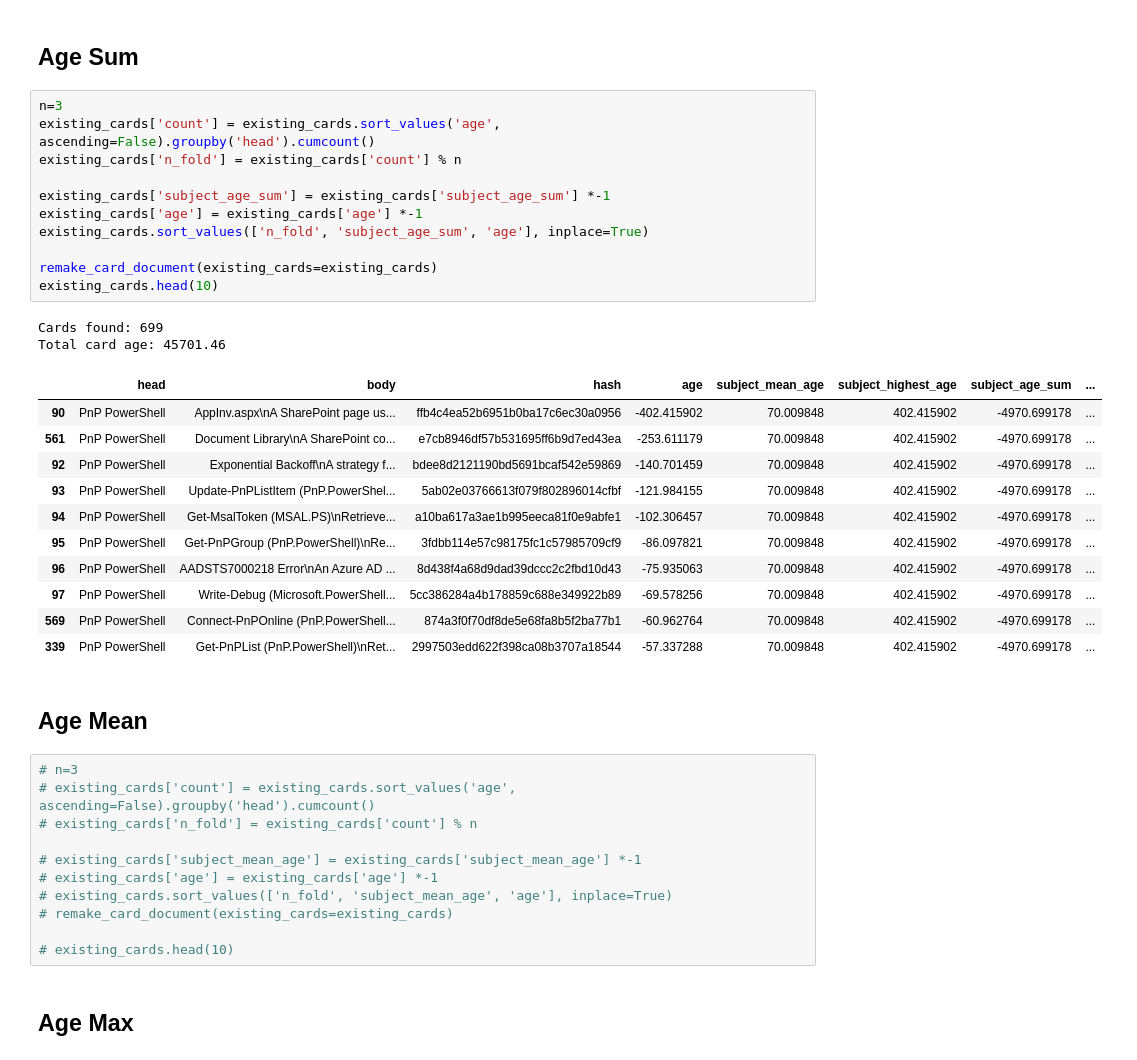
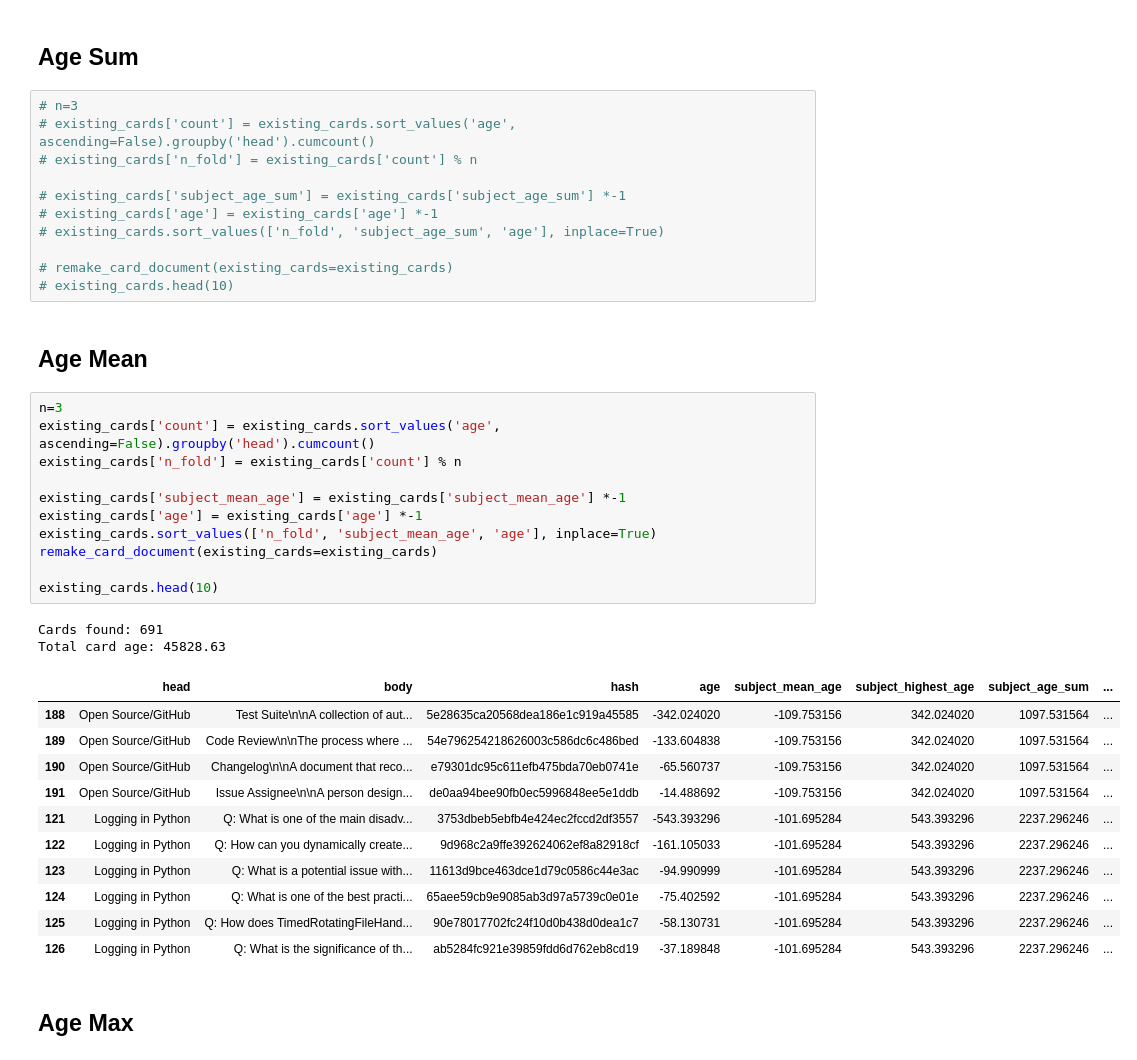
Before and after one commit to JayTY94/Certcards-refresh, a Jupyter notebook: shuffle.ipynb, the cells around one changed output. Drawn from its saved outputs; the diff is of its cells as text.

```diff
--- a/shuffle.ipynb
+++ b/shuffle.ipynb
@@ -184,43 +184,43 @@ sum of ages: ~45701.46
 # %% [markdown]
 ## Age Sum
 # %%
-n=3
-existing_cards['count'] = existing_cards.sort_values('age', ascending=False).groupby('head').cumcount()
-existing_cards['n_fold'] = existing_cards['count'] % n
+# n=3
+# existing_cards['count'] = existing_cards.sort_values('age', ascending=False).groupby('head').cumcount()
+# existing_cards['n_fold'] = existing_cards['count'] % n
 
-existing_cards['subject_age_sum'] = existing_cards['subject_age_sum'] *-1
-existing_cards['age'] = existing_cards['age'] *-1
-existing_cards.sort_values(['n_fold', 'subject_age_sum', 'age'], inplace=True)
+# existing_cards['subject_age_sum'] = existing_cards['subject_age_sum'] *-1
+# existing_cards['age'] = existing_cards['age'] *-1
+# existing_cards.sort_values(['n_fold', 'subject_age_sum', 'age'], inplace=True)
 
-remake_card_document(existing_cards=existing_cards)
-existing_cards.head(10)
+# remake_card_document(existing_cards=existing_cards)
+# existing_cards.head(10)
-# %% [output]
-Cards found: 699
-Total card age: 45701.46
-|  | head | body | hash | age | subject_mean_age | subject_highest_age | subject_age_sum | ... |
-| 90 | PnP PowerShell | AppInv.aspx\nA SharePoint page us... | ffb4c4ea52b6951b0ba17c6ec30a0956 | -402.415902 | 70.009848 | 402.415902 | -4970.699178 | ... |
-| 561 | PnP PowerShell | Document Library\nA SharePoint co... | e7cb8946df57b531695ff6b9d7ed43ea | -253.611179 | 70.009848 | 402.415902 | -4970.699178 | ... |
-| 92 | PnP PowerShell | Exponential Backoff\nA strategy f... | bdee8d2121190bd5691bcaf542e59869 | -140.701459 | 70.009848 | 402.415902 | -4970.699178 | ... |
-| 93 | PnP PowerShell | Update-PnPListItem (PnP.PowerShel... | 5ab02e03766613f079f802896014cfbf | -121.984155 | 70.009848 | 402.415902 | -4970.699178 | ... |
-| 94 | PnP PowerShell | Get-MsalToken (MSAL.PS)\nRetrieve... | a10ba617a3ae1b995eeca81f0e9abfe1 | -102.306457 | 70.009848 | 402.415902 | -4970.699178 | ... |
-| 95 | PnP PowerShell | Get-PnPGroup (PnP.PowerShell)\nRe... | 3fdbb114e57c98175fc1c57985709cf9 | -86.097821 | 70.009848 | 402.415902 | -4970.699178 | ... |
-| 96 | PnP PowerShell | AADSTS7000218 Error\nAn Azure AD ... | 8d438f4a68d9dad39dccc2c2fbd10d43 | -75.935063 | 70.009848 | 402.415902 | -4970.699178 | ... |
-| 97 | PnP PowerShell | Write-Debug (Microsoft.PowerShell... | 5cc386284a4b178859c688e349922b89 | -69.578256 | 70.009848 | 402.415902 | -4970.699178 | ... |
-| 569 | PnP PowerShell | Connect-PnPOnline (PnP.PowerShell... | 874a3f0f70df8de5e68fa8b5f2ba77b1 | -60.962764 | 70.009848 | 402.415902 | -4970.699178 | ... |
-| 339 | PnP PowerShell | Get-PnPList (PnP.PowerShell)\nRet... | 2997503edd622f398ca08b3707a18544 | -57.337288 | 70.009848 | 402.415902 | -4970.699178 | ... |
 # %% [markdown]
 ## Age Mean
 # %%
-# n=3
-# existing_cards['count'] = existing_cards.sort_values('age', ascending=False).groupby('head').cumcount()
-# existing_cards['n_fold'] = existing_cards['count'] % n
+n=3
+existing_cards['count'] = existing_cards.sort_values('age', ascending=False).groupby('head').cumcount()
+existing_cards['n_fold'] = existing_cards['count'] % n
 
-# existing_cards['subject_mean_age'] = existing_cards['subject_mean_age'] *-1
-# existing_cards['age'] = existing_cards['age'] *-1
-# existing_cards.sort_values(['n_fold', 'subject_mean_age', 'age'], inplace=True)
-# remake_card_document(existing_cards=existing_cards)
+existing_cards['subject_mean_age'] = existing_cards['subject_mean_age'] *-1
+existing_cards['age'] = existing_cards['age'] *-1
+existing_cards.sort_values(['n_fold', 'subject_mean_age', 'age'], inplace=True)
+remake_card_document(existing_cards=existing_cards)
 
-# existing_cards.head(10)
+existing_cards.head(10)
+# %% [output]
+Cards found: 691
+Total card age: 45828.63
+|  | head | body | hash | age | subject_mean_age | subject_highest_age | subject_age_sum | ... |
+| 188 | Open Source/GitHub | Test Suite\n\nA collection of aut... | 5e28635ca20568dea186e1c919a45585 | -342.024020 | -109.753156 | 342.024020 | 1097.531564 | ... |
+| 189 | Open Source/GitHub | Code Review\n\nThe process where ... | 54e796254218626003c586dc6c486bed | -133.604838 | -109.753156 | 342.024020 | 1097.531564 | ... |
+| 190 | Open Source/GitHub | Changelog\n\nA document that reco... | e79301dc95c611efb475bda70eb0741e | -65.560737 | -109.753156 | 342.024020 | 1097.531564 | ... |
+| 191 | Open Source/GitHub | Issue Assignee\n\nA person design... | de0aa94bee90fb0ec5996848ee5e1ddb | -14.488692 | -109.753156 | 342.024020 | 1097.531564 | ... |
+| 121 | Logging in Python | Q: What is one of the main disadv... | 3753dbeb5ebfb4e424ec2fccd2df3557 | -543.393296 | -101.695284 | 543.393296 | 2237.296246 | ... |
+| 122 | Logging in Python | Q: How can you dynamically create... | 9d968c2a9ffe392624062ef8a82918cf | -161.105033 | -101.695284 | 543.393296 | 2237.296246 | ... |
+| 123 | Logging in Python | Q: What is a potential issue with... | 11613d9bce463dce1d79c0586c44e3ac | -94.990999 | -101.695284 | 543.393296 | 2237.296246 | ... |
+| 124 | Logging in Python | Q: What is one of the best practi... | 65aee59cb9e9085ab3d97a5739c0e01e | -75.402592 | -101.695284 | 543.393296 | 2237.296246 | ... |
+| 125 | Logging in Python | Q: How does TimedRotatingFileHand... | 90e78017702fc24f10d0b438d0dea1c7 | -58.130731 | -101.695284 | 543.393296 | 2237.296246 | ... |
+| 126 | Logging in Python | Q: What is the significance of th... | ab5284fc921e39859fdd6d762eb8cd19 | -37.189848 | -101.695284 | 543.393296 | 2237.296246 | ... |
 # %% [markdown]
 ## Age Max
 # %%
```
Also changed, not shown: parts of 5 cells of this notebook, 3 other files.
